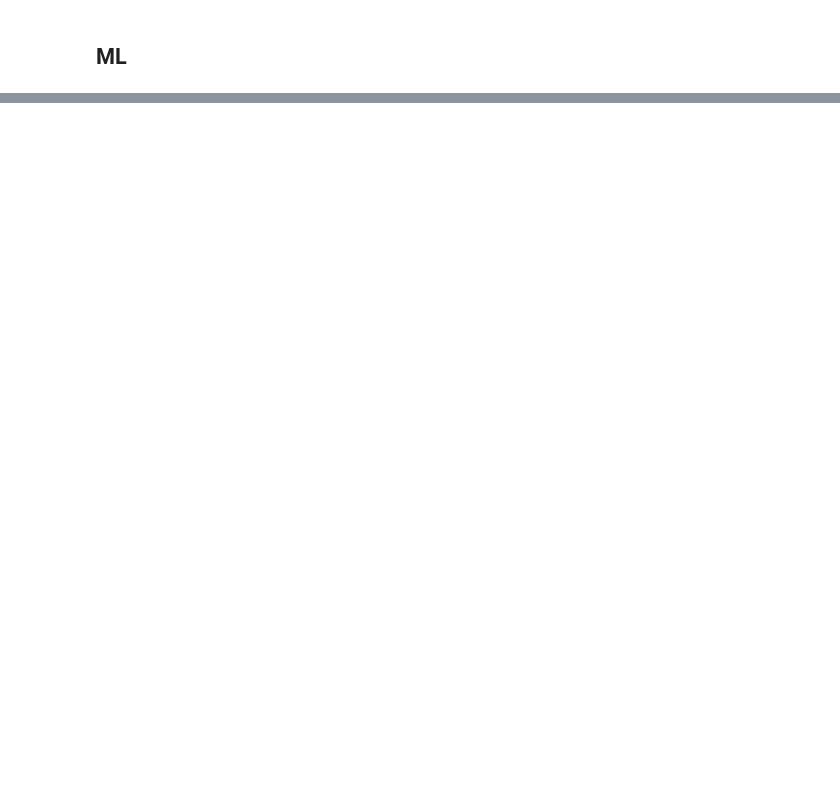
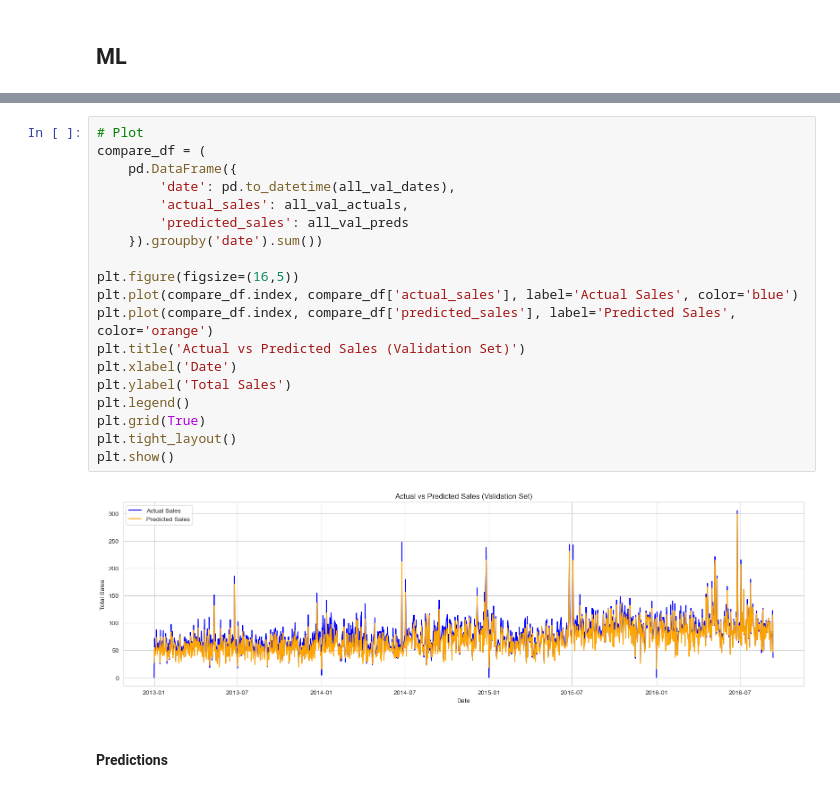
Before and after one commit to Hailey-cloud/Final-Project-Machine-Learning, a Jupyter notebook: Store_Sales_ML.ipynb, the cells around one changed output, grey strips where cells are left out. Drawn from its saved outputs; the diff is of its cells as text; blank space fills up the shorter version.

```diff
--- a/Store_Sales_ML.ipynb
+++ b/Store_Sales_ML.ipynb
@@ -808,0 +968,23 @@ Weight XGB:1.00 LGBM:0.00 --> log1p-RMSE: 0.46172
+# %%
+# Plot
+compare_df = (
+    pd.DataFrame({
+        'date': pd.to_datetime(all_val_dates),
+        'actual_sales': all_val_actuals,
+        'predicted_sales': all_val_preds
+    }).groupby('date').sum())
+
+plt.figure(figsize=(16,5))
+plt.plot(compare_df.index, compare_df['actual_sales'], label='Actual Sales', color='blue')
+plt.plot(compare_df.index, compare_df['predicted_sales'], label='Predicted Sales', color='orange')
+plt.title('Actual vs Predicted Sales (Validation Set)')
+plt.xlabel('Date')
+plt.ylabel('Total Sales')
+plt.legend()
+plt.grid(True)
+plt.tight_layout()
+plt.show()
+# %% [output]
+[figure, added]
+# %% [markdown]
+#### Predictions
```
Also changed, not shown: parts of 40 cells of this notebook.
